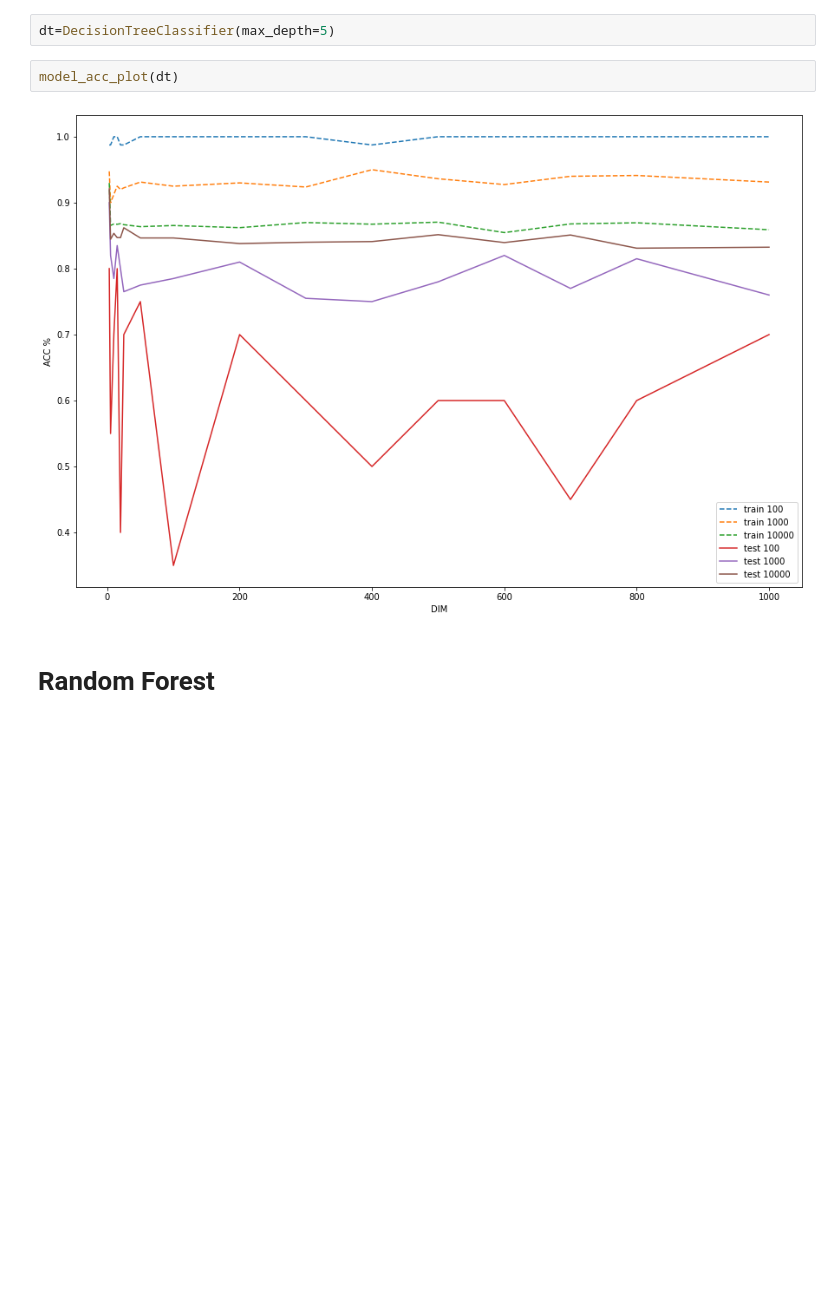
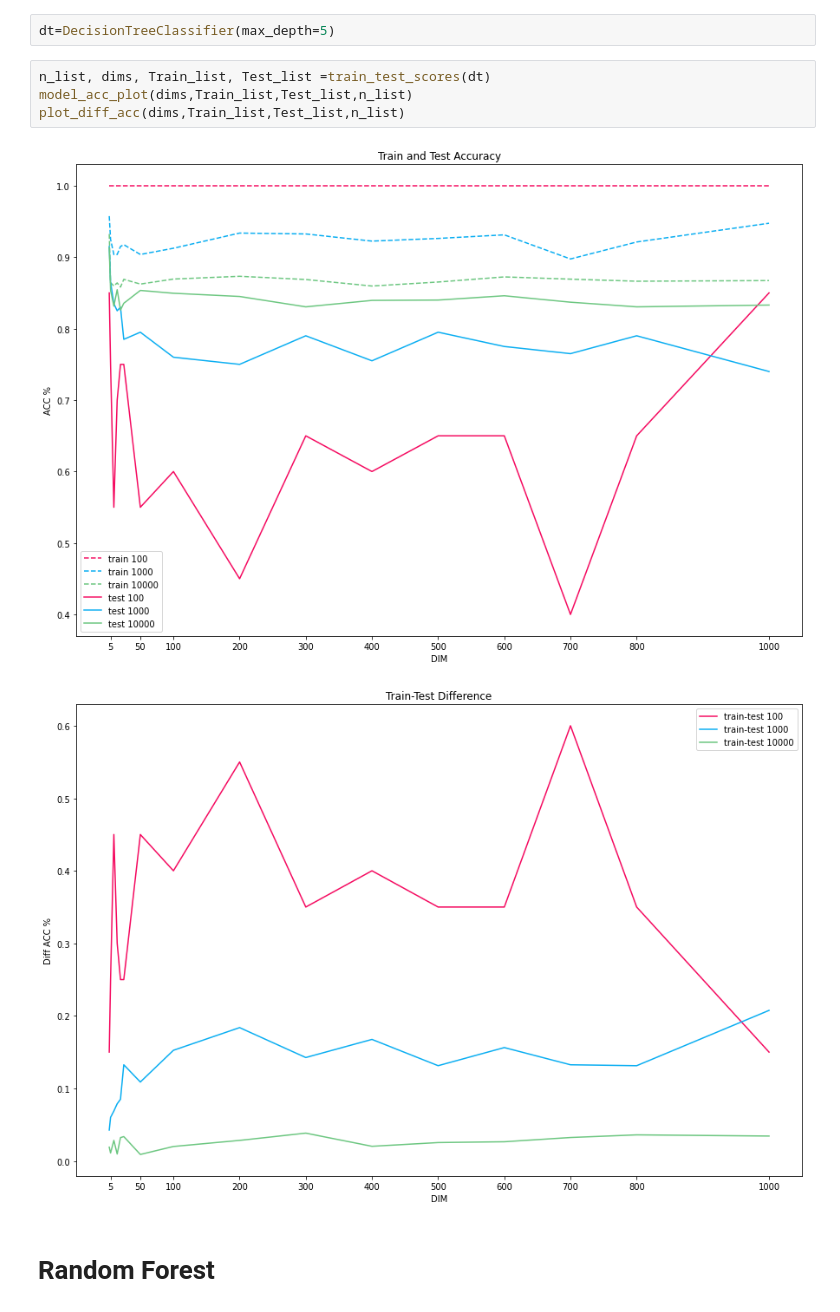
Before and after one commit to joaomvg/machine-learning-algorithms, a Jupyter notebook: dimensionality.ipynb, the cells around one changed output. Cells and saved outputs as stored; diff of their text form; blank space fills up the shorter version.

```diff
--- a/dimensionality.ipynb
+++ b/dimensionality.ipynb
@@ -103,10 +133,13 @@ model_acc_plot(ml=gb)
 # Decision Tree
 # %%
 dt=DecisionTreeClassifier(max_depth=5)
-# %%
-model_acc_plot(dt)
-# %% [output]
-[figure, removed]
+# %%
+n_list, dims, Train_list, Test_list =train_test_scores(dt)
+model_acc_plot(dims,Train_list,Test_list,n_list)
+plot_diff_acc(dims,Train_list,Test_list,n_list)
+# %% [output]
+[figure, added]
+[figure, added]
 # %% [markdown]
 # Random Forest
 # %%
```
Also changed, not shown: parts of 11 cells of this notebook.
